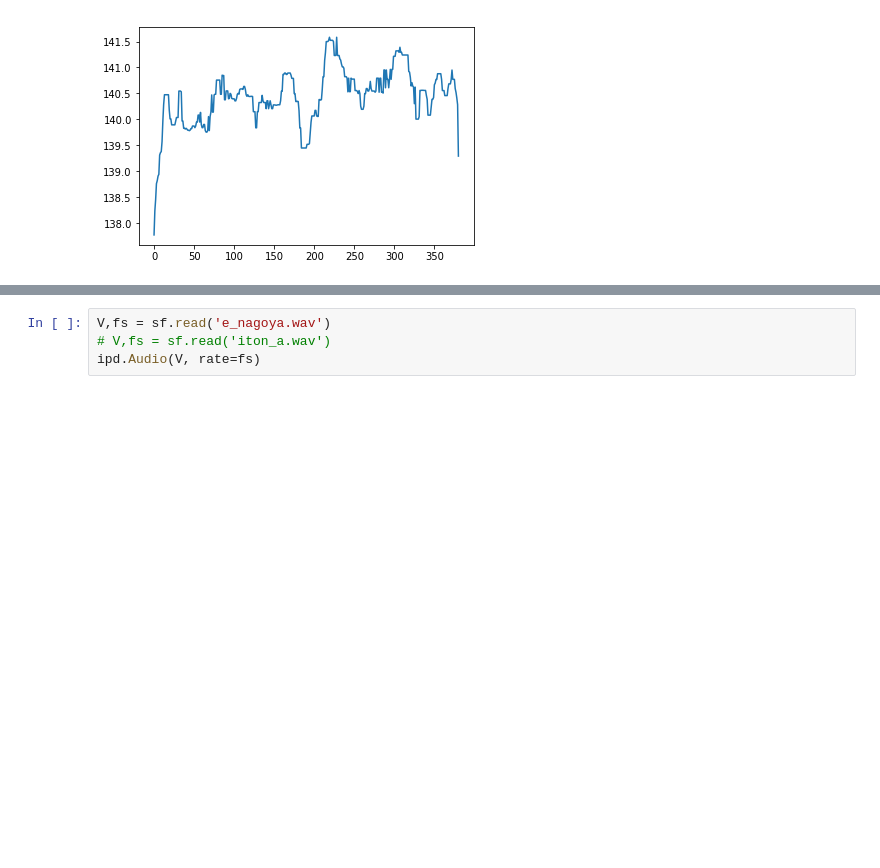
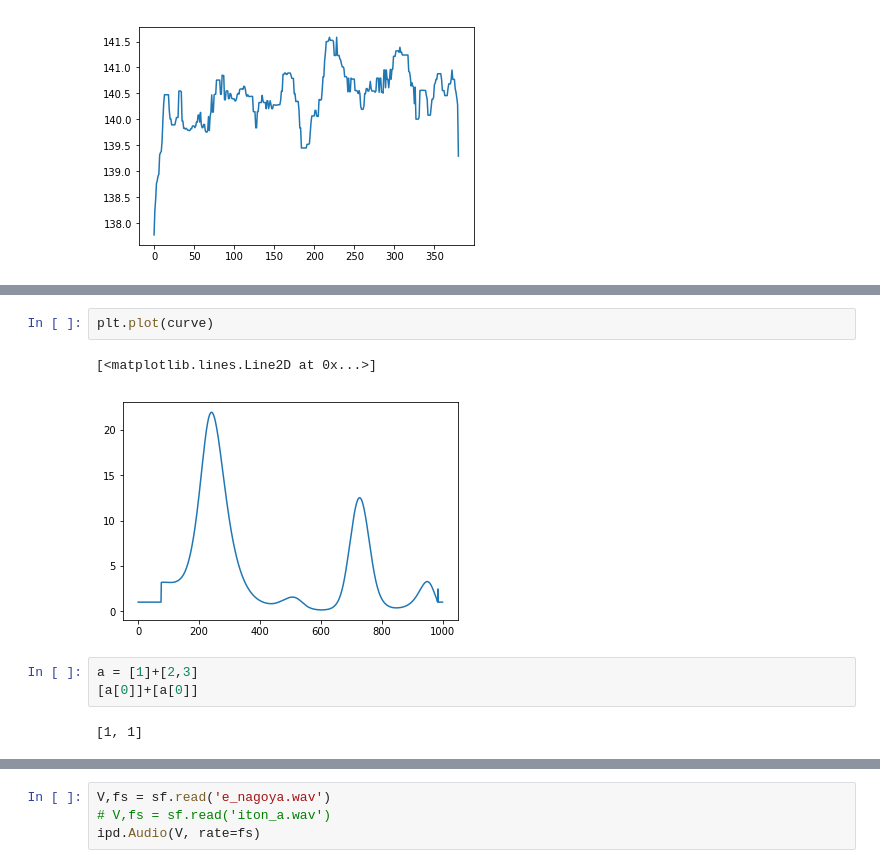
Before and after one commit to BeyondCloud/FUJI_Graphic_EQ, a Jupyter notebook: Iterative Formant Filtering.ipynb, the cells around one changed output, grey strips where cells are left out. Cells and saved outputs as stored; diff of their text form; blank space fills up the shorter version.

```diff
--- a/Iterative Formant Filtering.ipynb
+++ b/Iterative Formant Filtering.ipynb
@@ -207,0 +228,10 @@ spline is deprecated in scipy 0.19.0, use Bspline class instead.
+# %%
+plt.plot(curve)
+# %% [output]
+[<matplotlib.lines.Line2D at 0x...>]
+[figure, added]
+# %%
+a = [1]+[2,3]
+[a[0]]+[a[0]]
+# %% [output]
+[1, 1]
```
Also changed, not shown: parts of 11 cells of this notebook, 1 other file.
